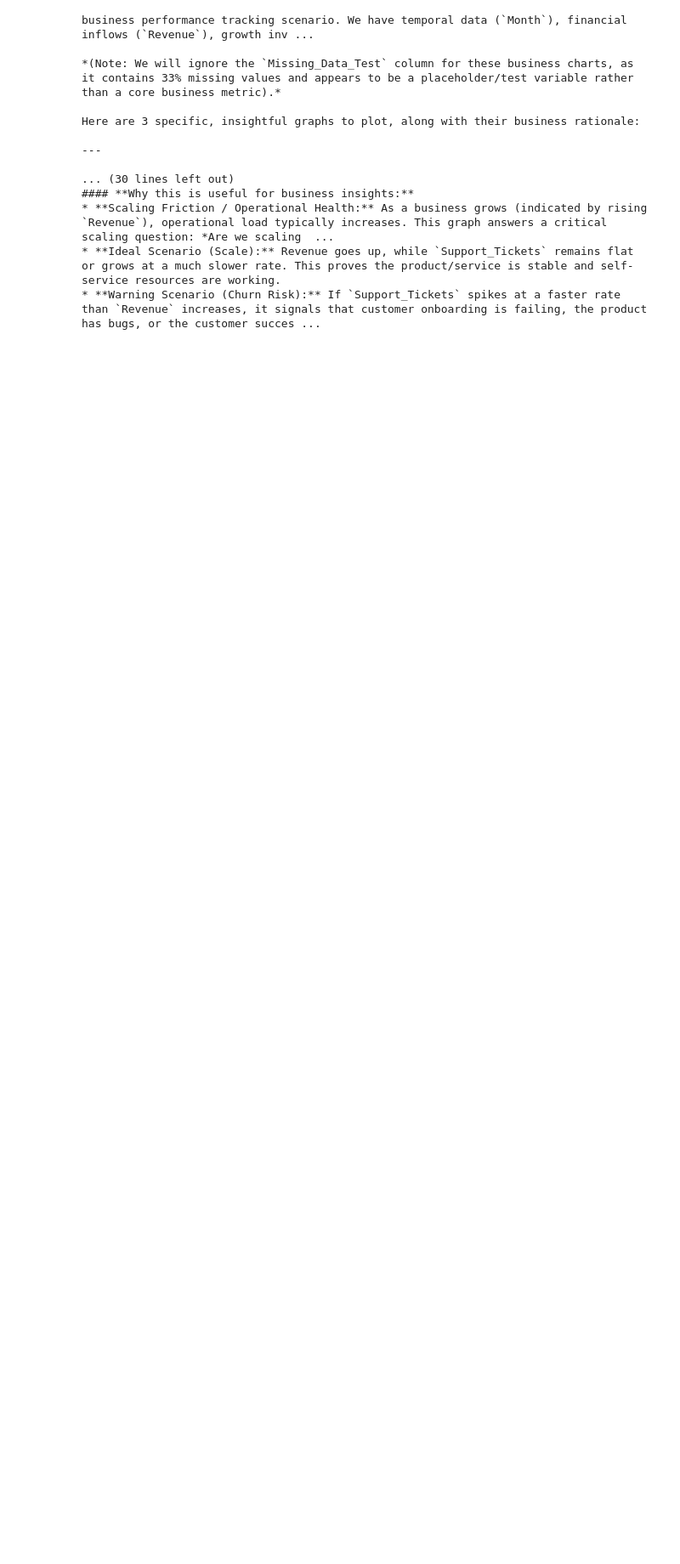
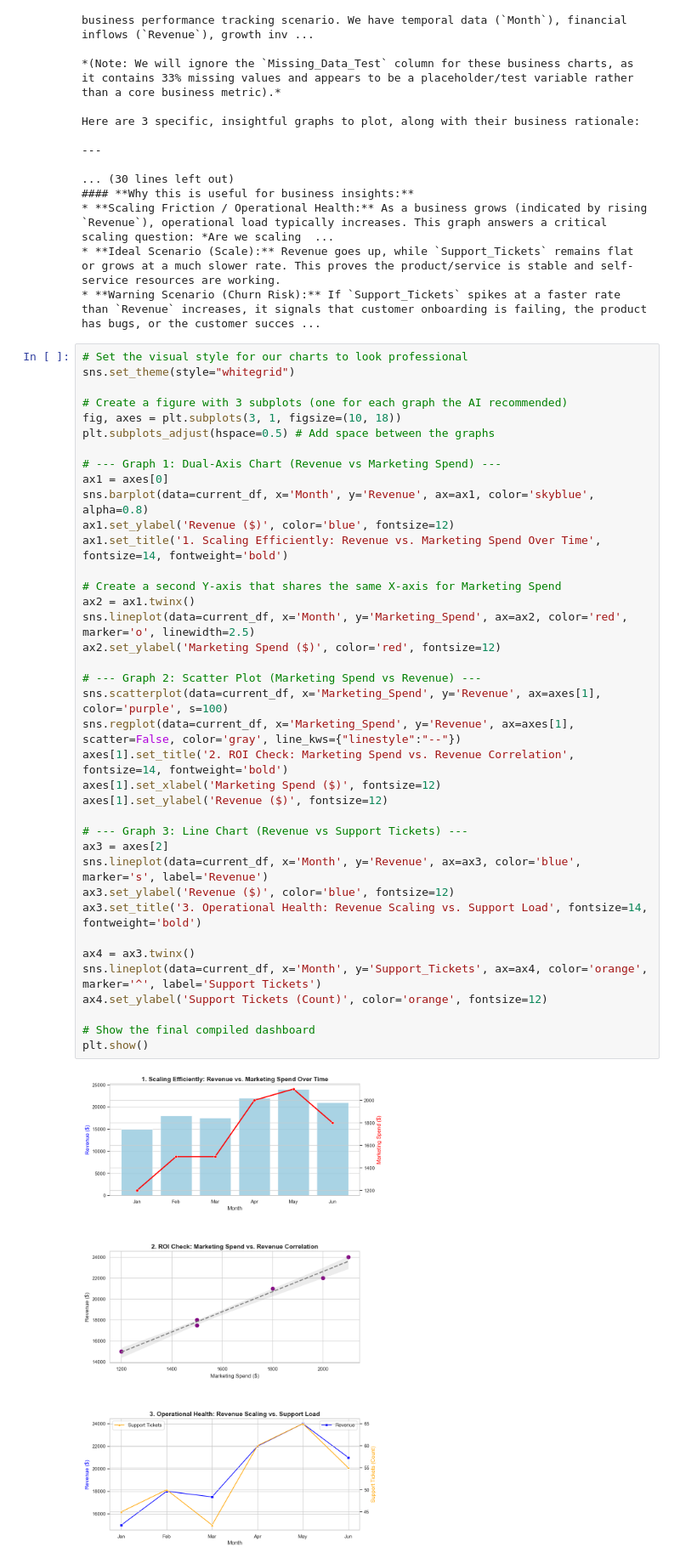
Before and after one commit to Jayshri-Thagunna/AI_Data_Analyst, a Jupyter notebook: analyst.ipynb, the cells around one changed output. Shown at 85% size. Drawn from its saved outputs; the diff is of its cells as text; blank space fills up the shorter version.

Commit message:
diagram

```diff
--- a/analyst.ipynb
+++ b/analyst.ipynb
@@ -183,3 +183,43 @@ Here are 3 specific, insightful graphs to plot, along with their business ration
 * **Scaling Friction / Operational Health:** As a business grows (indicated by rising `Revenue`), operational load typically increases. This graph answers a critical scaling question: *Are we scaling  ...
 * **Ideal Scenario (Scale):** Revenue goes up, while `Support_Tickets` remains flat or grows at a much slower rate. This proves the product/service is stable and self-service resources are working.
 * **Warning Scenario (Churn Risk):** If `Support_Tickets` spikes at a faster rate than `Revenue` increases, it signals that customer onboarding is failing, the product has bugs, or the customer succes ...
+# %%
+# Set the visual style for our charts to look professional
+sns.set_theme(style="whitegrid")
+
+# Create a figure with 3 subplots (one for each graph the AI recommended)
+fig, axes = plt.subplots(3, 1, figsize=(10, 18))
+plt.subplots_adjust(hspace=0.5) # Add space between the graphs
+
+# --- Graph 1: Dual-Axis Chart (Revenue vs Marketing Spend) ---
+ax1 = axes[0]
+sns.barplot(data=current_df, x='Month', y='Revenue', ax=ax1, color='skyblue', alpha=0.8)
+ax1.set_ylabel('Revenue ($)', color='blue', fontsize=12)
+ax1.set_title('1. Scaling Efficiently: Revenue vs. Marketing Spend Over Time', fontsize=14, fontweight='bold')
+
+# Create a second Y-axis that shares the same X-axis for Marketing Spend
+ax2 = ax1.twinx()
+sns.lineplot(data=current_df, x='Month', y='Marketing_Spend', ax=ax2, color='red', marker='o', linewidth=2.5)
+ax2.set_ylabel('Marketing Spend ($)', color='red', fontsize=12)
+
+# --- Graph 2: Scatter Plot (Marketing Spend vs Revenue) ---
+sns.scatterplot(data=current_df, x='Marketing_Spend', y='Revenue', ax=axes[1], color='purple', s=100)
+sns.regplot(data=current_df, x='Marketing_Spend', y='Revenue', ax=axes[1], scatter=False, color='gray', line_kws={"linestyle":"--"})
+axes[1].set_title('2. ROI Check: Marketing Spend vs. Revenue Correlation', fontsize=14, fontweight='bold')
+axes[1].set_xlabel('Marketing Spend ($)', fontsize=12)
+axes[1].set_ylabel('Revenue ($)', fontsize=12)
+
+# --- Graph 3: Line Chart (Revenue vs Support Tickets) ---
+ax3 = axes[2]
+sns.lineplot(data=current_df, x='Month', y='Revenue', ax=ax3, color='blue', marker='s', label='Revenue')
+ax3.set_ylabel('Revenue ($)', color='blue', fontsize=12)
+ax3.set_title('3. Operational Health: Revenue Scaling vs. Support Load', fontsize=14, fontweight='bold')
+
+ax4 = ax3.twinx()
+sns.lineplot(data=current_df, x='Month', y='Support_Tickets', ax=ax4, color='orange', marker='^', label='Support Tickets')
+ax4.set_ylabel('Support Tickets (Count)', color='orange', fontsize=12)
+
+# Show the final compiled dashboard
+plt.show()
+# %% [output]
+[figure, added]
```
